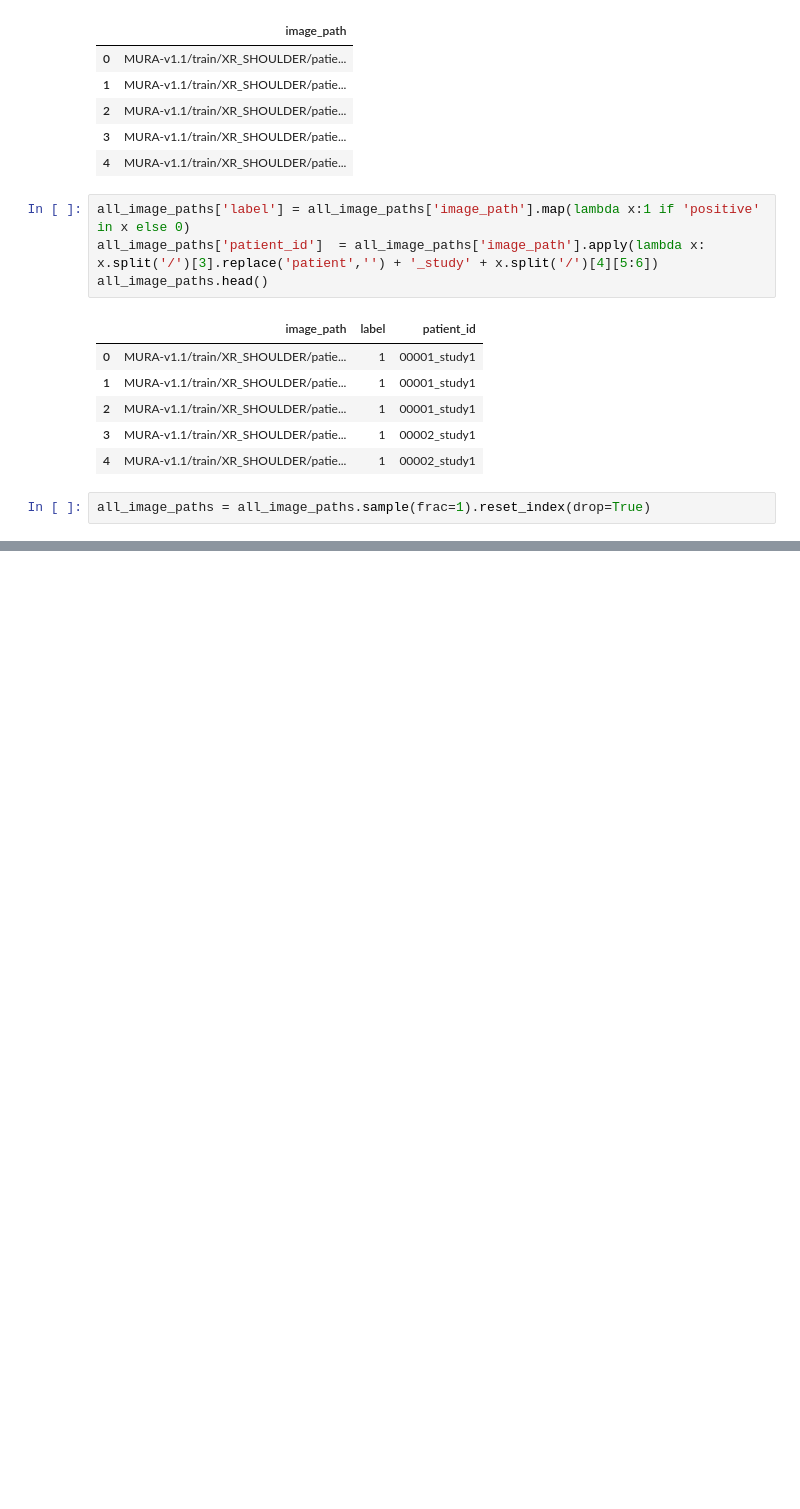
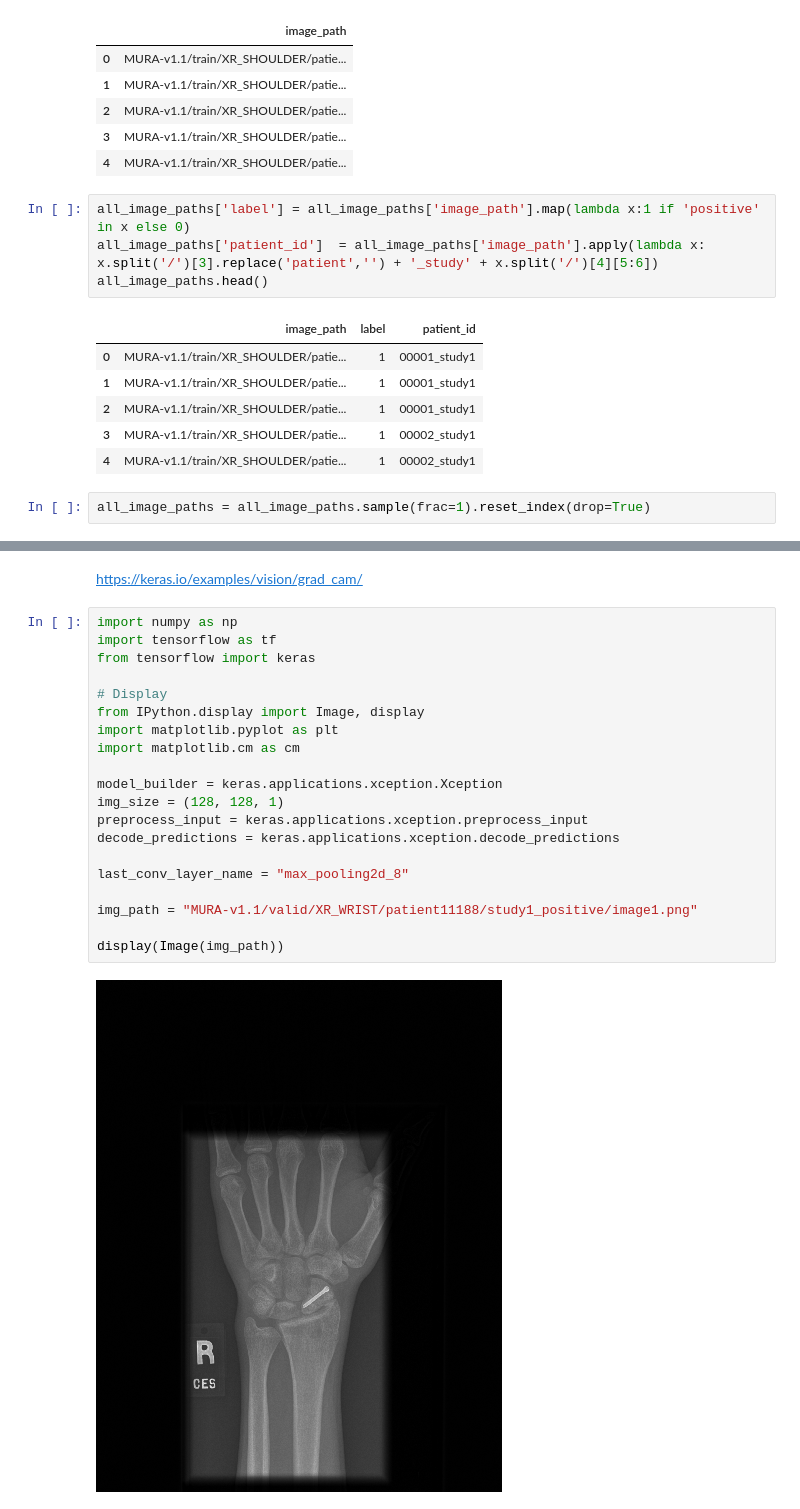
Before and after one commit to tsbrandon1010/MURA-CNN-Classification, a Jupyter notebook: term_project_ThomasB.ipynb, the cells around one changed output, grey strips where cells are left out. Cells and saved outputs as stored; diff of their text form; blank space fills up the shorter version.

Commit message:
Added activation visualization

```diff
--- a/term_project_ThomasB.ipynb
+++ b/term_project_ThomasB.ipynb
@@ -549,0 +631,24 @@ all_model.evaluate(patient_test_generator, steps=4)
+# %% [markdown]
+https://keras.io/examples/vision/grad_cam/
+# %%
+import numpy as np
+import tensorflow as tf
+from tensorflow import keras
+
+# Display
+from IPython.display import Image, display
+import matplotlib.pyplot as plt
+import matplotlib.cm as cm
+
+model_builder = keras.applications.xception.Xception
+img_size = (128, 128, 1)
+preprocess_input = keras.applications.xception.preprocess_input
+decode_predictions = keras.applications.xception.decode_predictions
+
+last_conv_layer_name = "max_pooling2d_8"
+
+img_path = "MURA-v1.1/valid/XR_WRIST/patient11188/study1_positive/image1.png"
+
+display(Image(img_path))
+# %% [output]
+[figure, added]
```
Also changed, not shown: parts of 41 cells of this notebook, 2 other files.
